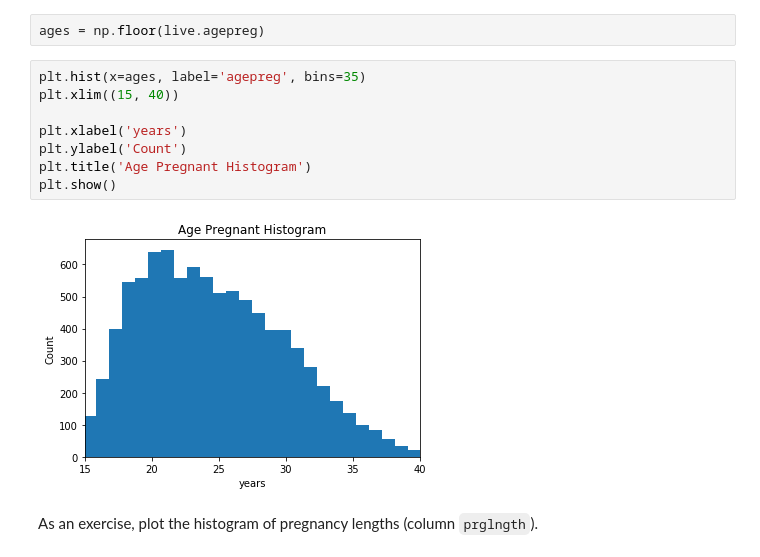
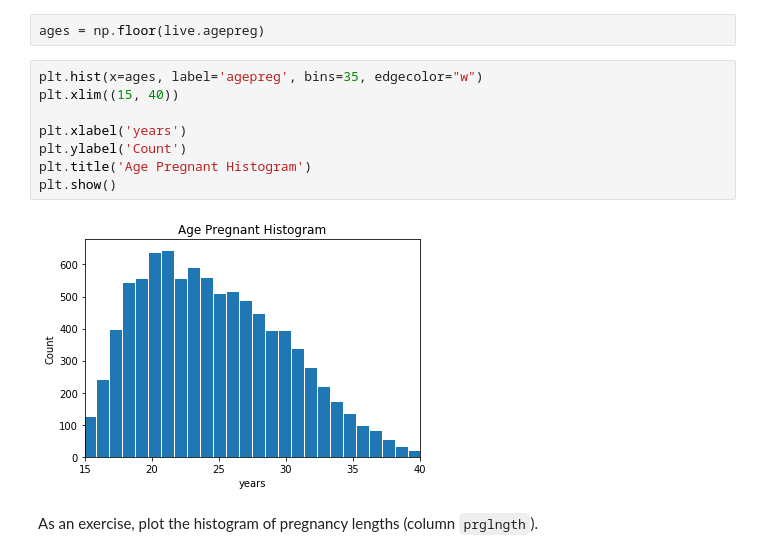
Before and after one commit to rightpt2/ThinkStats2, a Jupyter notebook: code/chap02ex.ipynb, the cells around one changed output. Drawn from its saved outputs; the diff is of its cells as text.

```diff
--- a/code/chap02ex.ipynb
+++ b/code/chap02ex.ipynb
@@ -109,15 +103,15 @@ Before plotting the ages, I'll apply `floor` to round down:
 # %%
 ages = np.floor(live.agepreg)
 # %%
-plt.hist(x=ages, label='agepreg', bins=35)
+plt.hist(x=ages, label='agepreg', bins=35, edgecolor="w")
 plt.xlim((15, 40))
 
 plt.xlabel('years')
 plt.ylabel('Count')
 plt.title('Age Pregnant Histogram')
 plt.show()
 # %% [output]
-[figure, old version]
+[figure, new version]
 # %% [markdown]
 As an exercise, plot the histogram of pregnancy lengths (column `prglngth`).
 # %%
```
Also changed, not shown: parts of 36 cells of this notebook.
